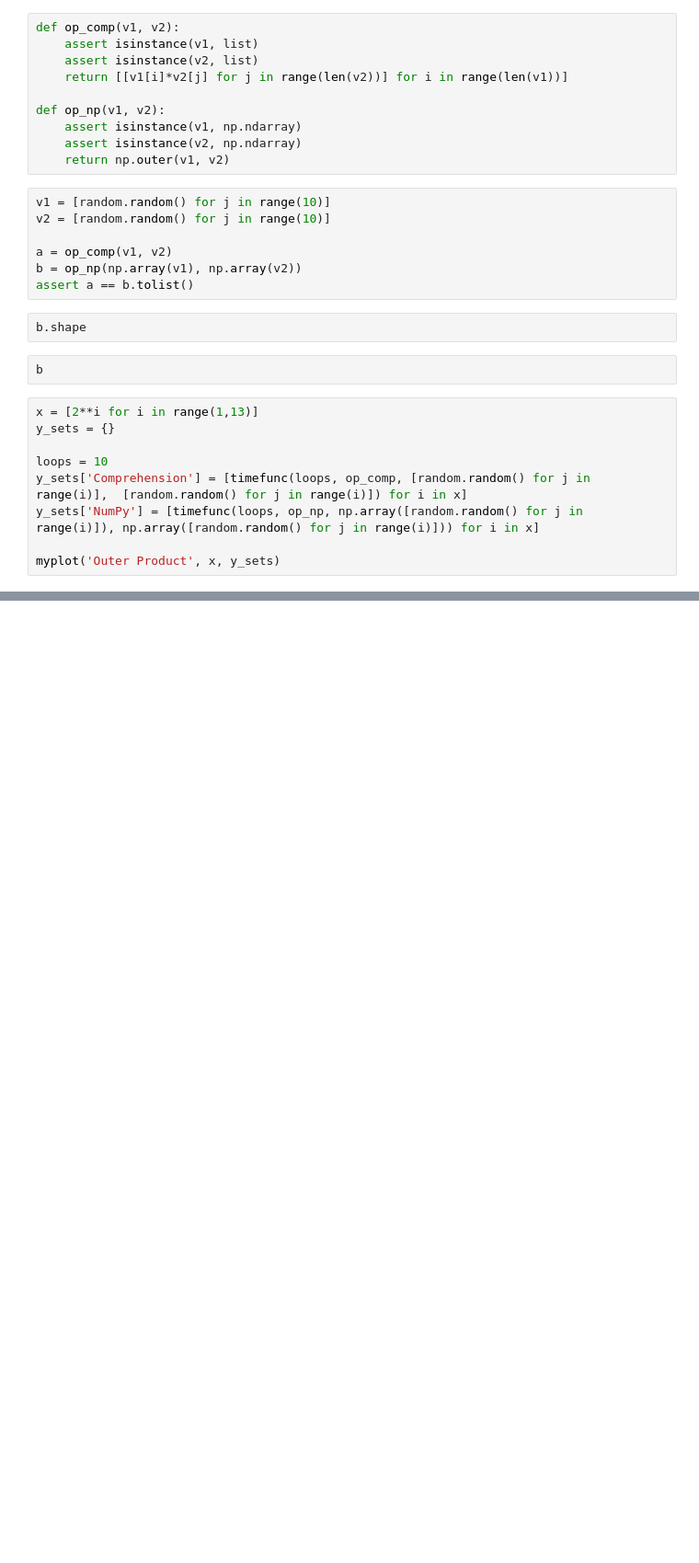
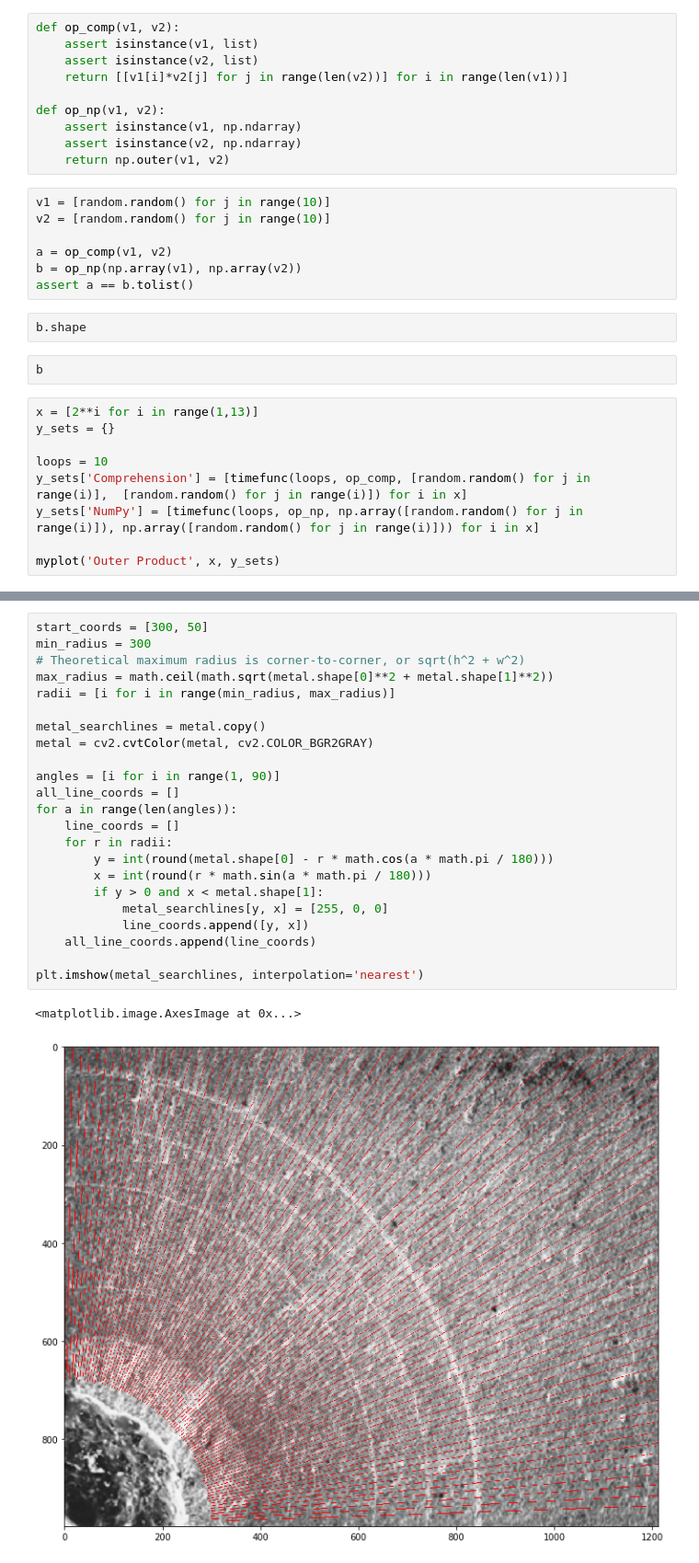
Before and after one commit to Invicton-Labs/need-for-speed, a Jupyter notebook: Notebook.ipynb, the cells around one changed output, grey strips where cells are left out. Shown at 92% size. Drawn from its saved outputs; the diff is of its cells as text; blank space fills up the shorter version.

```diff
--- a/Notebook.ipynb
+++ b/Notebook.ipynb
@@ -205,0 +215,26 @@ myplot('Outer Product', x, y_sets)
+# %%
+start_coords = [300, 50]
+min_radius = 300
+# Theoretical maximum radius is corner-to-corner, or sqrt(h^2 + w^2)
+max_radius = math.ceil(math.sqrt(metal.shape[0]**2 + metal.shape[1]**2))
+radii = [i for i in range(min_radius, max_radius)]
+
+metal_searchlines = metal.copy()
+metal = cv2.cvtColor(metal, cv2.COLOR_BGR2GRAY)
+
+angles = [i for i in range(1, 90)]
+all_line_coords = []
+for a in range(len(angles)):
+    line_coords = []
+    for r in radii:
+        y = int(round(metal.shape[0] - r * math.cos(a * math.pi / 180)))
+        x = int(round(r * math.sin(a * math.pi / 180)))
+        if y > 0 and x < metal.shape[1]:
+            metal_searchlines[y, x] = [255, 0, 0]
+            line_coords.append([y, x])
+    all_line_coords.append(line_coords)
+
+plt.imshow(metal_searchlines, interpolation='nearest')
+# %% [output]
+<matplotlib.image.AxesImage at 0x...>
+[figure, added]
```
Also changed, not shown: parts of 5 cells of this notebook, 2 other files.
